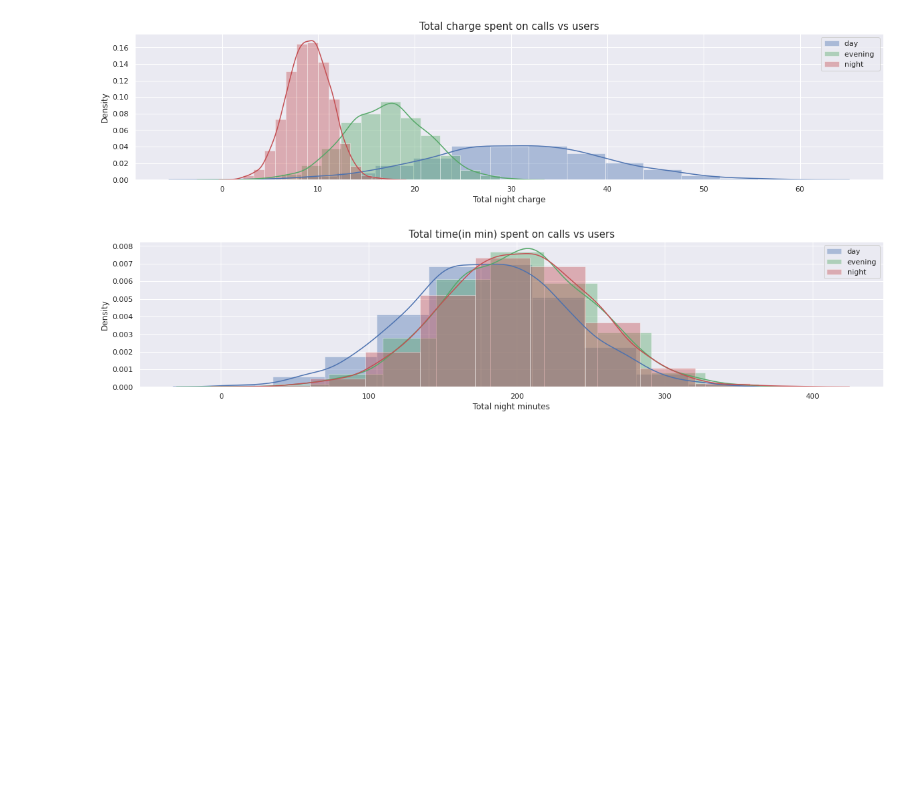
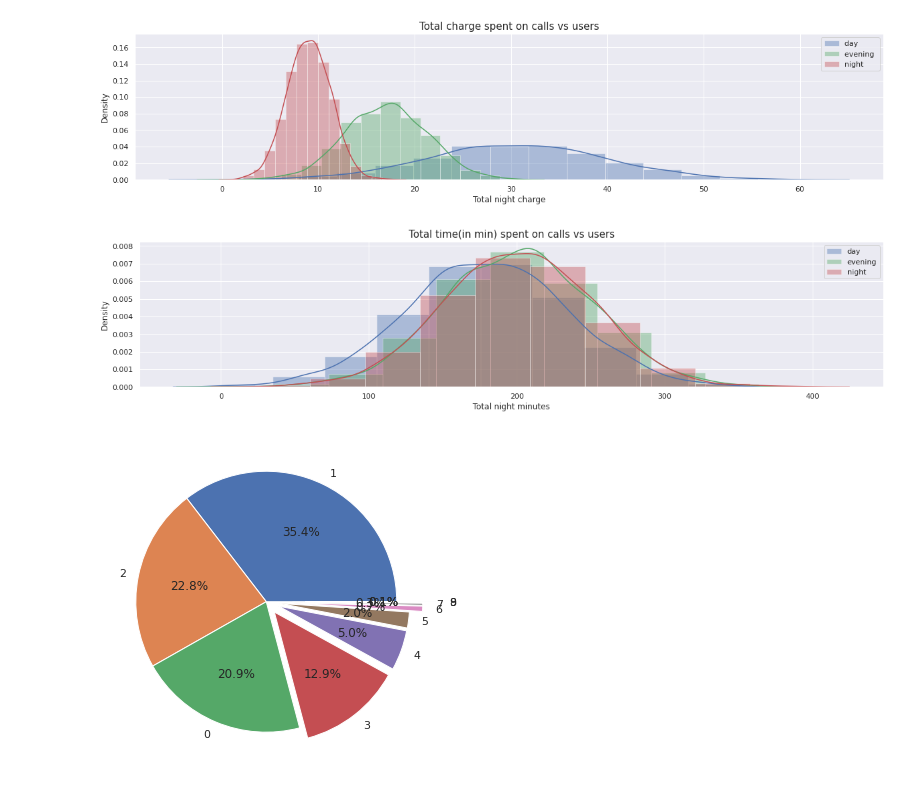
Before and after one commit to Ruchika810/EDA-Telecom-Churn, a Jupyter notebook: EDA_Notebook.ipynb, the cells around one changed output. Saved outputs shown, nothing was run; the diff lists cells and outputs as text; code cells hidden in the pictures; blank space fills up the shorter version.

```diff
--- a/EDA_Notebook.ipynb
+++ b/EDA_Notebook.ipynb
@@ -204,3 +204,9 @@ plt.legend()
 plt.show()
 # %% [output]
 [figure]
+# %%
+#Create a pie chart of customer service calls
+plt.pie(df['Customer service calls'].value_counts(), labels=df['Customer service calls'].value_counts().keys(),explode=(0,0,0,0.1,0.1,0.1,0.2,0.2,0.3,0.3),autopct='%.1f%%')
+plt.show()
+# %% [output]
+[figure, added]
```
Also changed, not shown: parts of 14 cells of this notebook.
